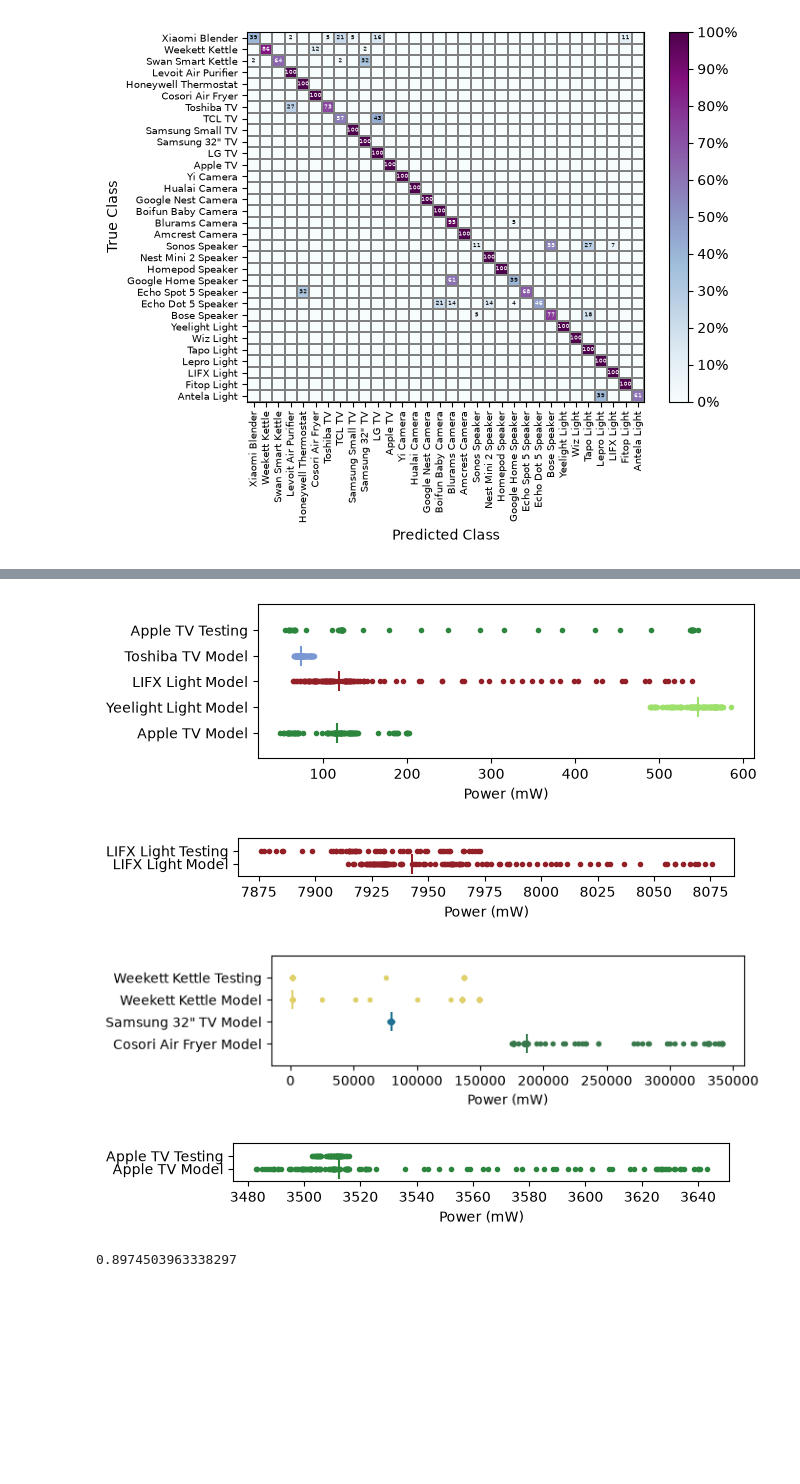
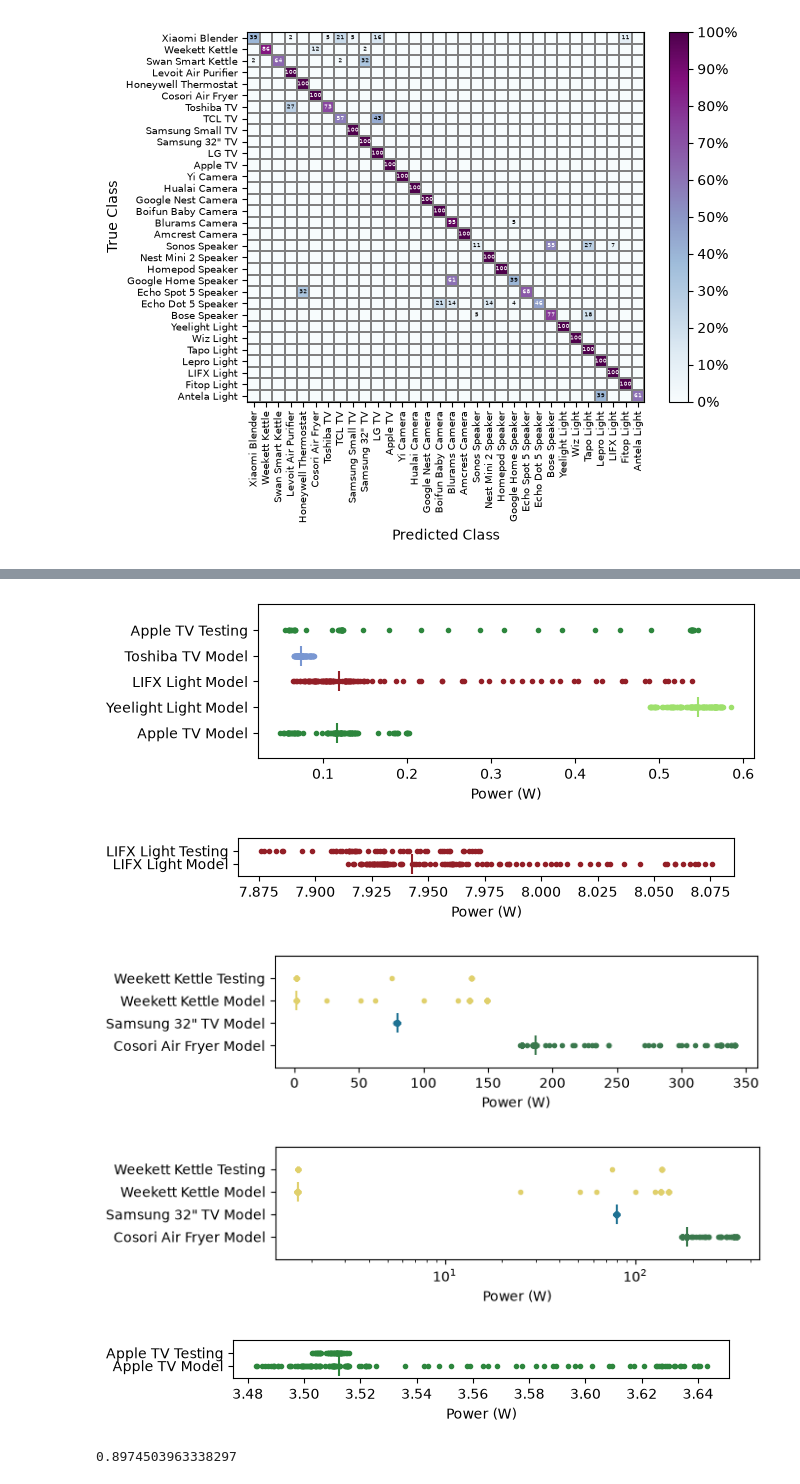
Before and after one commit to JackRobbers/thesis, a Jupyter notebook: analysis.ipynb, the cells around one changed output, grey strips where cells are left out. Cells and saved outputs as stored; diff of their text form; code cells hidden in the pictures; blank space fills up the shorter version.

Commit message:
profile refactor

```diff
--- a/analysis.ipynb
+++ b/analysis.ipynb
@@ -253,31 +253,55 @@ typst_table(
 
 
 # lifx = all.devices[2]
+# 1 function for getting data either training or otherwise to plot.
 
+# 1 function to actually plot it
 
-def plot_confusion(exp: Experiment, device_name):
+def plot_metrics(exp: Experiment, data: list[tuple[str, Data]]=[], log_scale=False):
+    """
+    if no data specified plot it all
+    otherwise data is specifed in the form of (str, Data)
+    """
     if len(exp.metrics) > 1:
         raise ValueError
-    main_device = [device for device in exp.devices if device.dir_name == device_name][
-        0
-    ]
-    main_data = [data for data in exp.data if data.device.dir_name == device_name][0]
-    devices = list(exp.classes[main_device].keys())
-    if main_device not in devices:
-        devices = [main_device] + devices
+
+    fig, ax = plt.subplots()
+
+    if confused_with:
+        for
+        devices = list(exp.classes[main_device].keys())
+    else:
+        data = exp.data
+        #
+
+    for datum in data:
+        training = compute_profile(exp, datum.training)
+        if datum.device in show_testing
+    if device_name:
+        main_device = [
+            device for device in exp.devices if device.dir_name == device_name
+        ][0]
+        main_data = [data for data in exp.data if data.device.dir_name == device_name][
+            0
+        ]
+
+        if main_device not in devices:
+            devices = [main_device] + devices
+
+        # testing = compute_profile(exp, main_data.testing)
+        # for point in testing:
+        #     ax.scatter(
+        #         point[exp.metrics[0]], len(devices), c=main_device.colour, marker="."
+        #     )
+    else:
+        devices = exp.devices
     indexes = [exp.devices.index(device) for device in devices]
-    fig, ax = plt.subplots()
     n = len(devices)
 
-    testing = compute_profile(exp, main_data.testing)
-    for point in testing:
-        ax.scatter(point[exp.metrics[0]], n, c=main_device.colour, marker=".")
     for i, (index, device) in enumerate(zip(indexes, devices)):
         data = exp.data[index]
-        training = compute_profile(exp, data.training)
 
         # plot the training
-        # TODO plot the median
         points = []
         for point in training:
             actual_point = point[exp.metrics[0]]
@@ -286,6 +310,9 @@ def plot_confusion(exp: Experiment, device_name):
         ax.scatter(np.median(points), n - i - 1, marker="|", s=200, c=device.colour)
 
         # ax.scatter(point, 1, marker=".")
+    if log_scale:
+        ax.set_xscale("log")
+
     ax.set_ylim((-1, n + 1))
     ax.set_yticks(
         range(n + 1),
@@ -293,15 +320,7 @@ def plot_confusion(exp: Experiment, device_name):
         + [f"{main_device.name()} Testing"],
     )
 
-    # ax.set_yticks(
-    #     range(n),
-    #     labels=[
-    #         f"{device.name()}"
-    #         for device in devices[::-1]
-    #         # for type in ["unseen", "training"]
-    #     ],
-    # )
-    ax.set_xlabel("Power (mW)")
+    ax.set_xlabel("Power (W)")
     fig.set_figheight(n / 2)
 
 
@@ -310,7 +329,10 @@ plot_confusion(idle, "weekett")
 plot_confusion(idle, "appletv")
 plot_confusion(active, "lifx")
 plot_confusion(active, "weekett")
+plot_confusion(active, "weekett", log_scale=True)
 plot_confusion(active, "appletv")
-# mode to plot overlapping distributions
+plot_confusion(active, log_scale=True)
+# TODO mode to plot overlapping distributions
+# TODO randomly selected windows, are there startup effects?
 plt.show()
 # %% [output]
@@ -319,7 +341,8 @@ plt.show()
-[figure, old version]
+[figure, new version]
-[figure, old version]
+[figure, new version]
-[figure, old version]
+[figure, new version]
-[figure, old version]
+[figure, new version]
+[figure, added]
 # %%
 # | label: mu sigma
 
```
Also changed, not shown: parts of 2 cells of this notebook, 1 other file.
